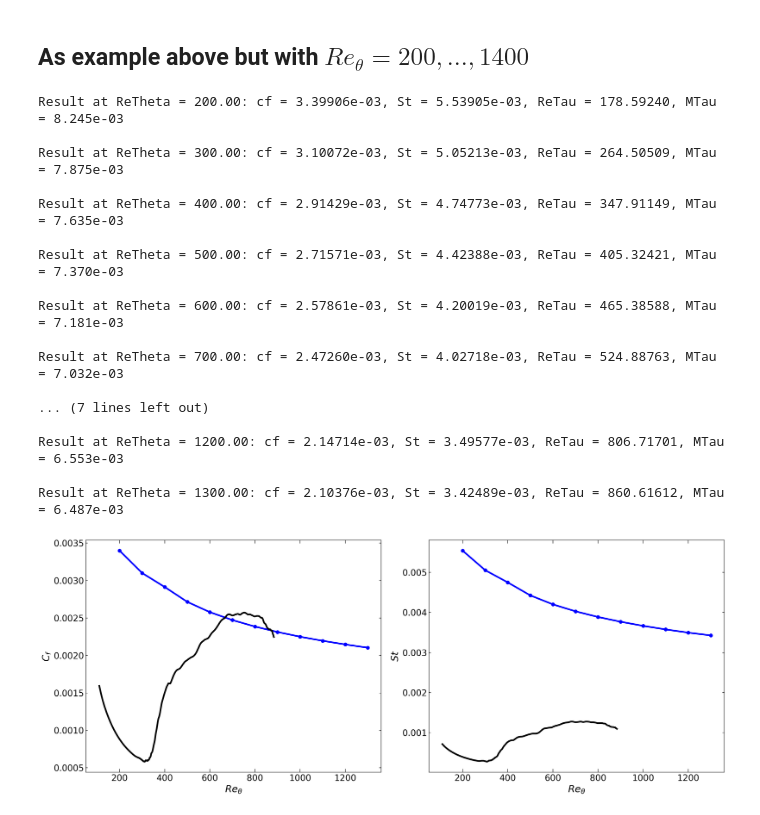
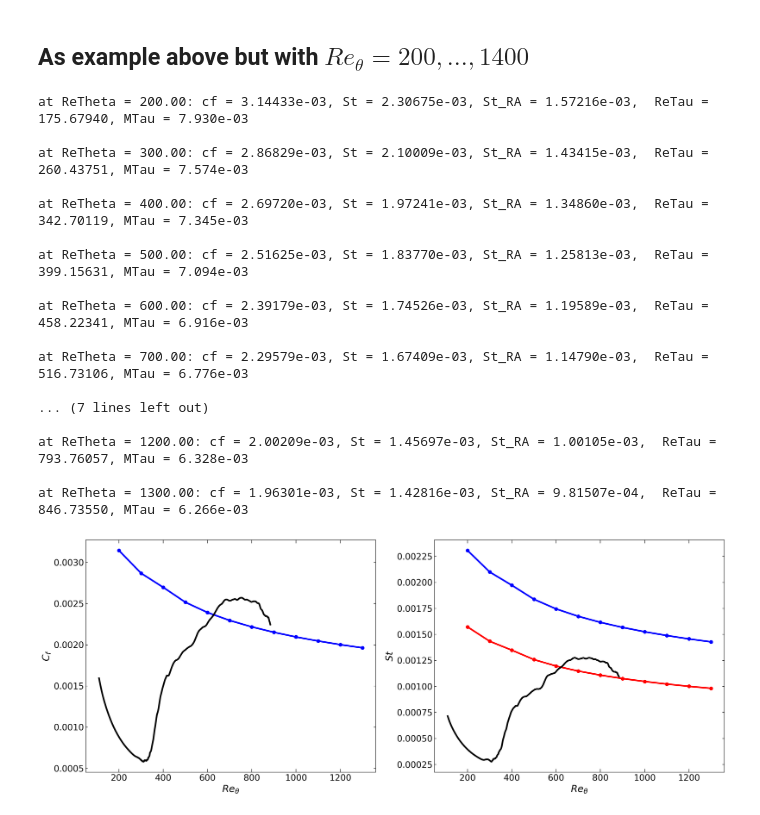
Before and after one commit to pcboldini/DragAndHeatTransferEstimation_NonIdealFluids, a Jupyter notebook: DragAndHeatEstimate.ipynb, the cells around one changed output. Drawn from its saved outputs; the diff is of its cells as text; code cells hidden in the pictures.

Commit message:
Van Driest update

```diff
--- a/DragAndHeatEstimate.ipynb
+++ b/DragAndHeatEstimate.ipynb
@@ -338,11 +360,13 @@ def calcParameters(ReTheta, ReTau, Minf, y_ye, T_Tw, h_hw, hw_hr, r_rw, mu_muw,
     deno = r_rw[-1]*uinf*(1-1/hw_hr)*(Minf*Aref)**2
     St = abs(qw/deno) if hw_hr != 1 else np.nan  # set St to NaN for adiabatic boundary layers
 
+    St_RA = cf/2*Pr[-1]**(-2/3)
+
     Theta = trapezoid(r_rw/rinf*upl/uinf*(1 - upl/uinf), y_ye)
     ReTau = ReTheta/(rinf*uinf*Theta/muinf)
     MTau  = Minf*np.sqrt(cf/2)
 
-    return cf, St, ReTau, MTau
+    return cf, St, St_RA, ReTau, MTau
 # %% [markdown]
 ## Distribution of points in wall normal direction
 Here we use a tanhyp function with clustering/stretching at the wall
@@ -394,7 +418,7 @@ def cfSt_solver(ReTheta   = 1000,          #  Reynolds number based on momentum
                 Pref      = 1.0,           #  Free-stream reduced pressure
                 Tref      = 1.0,           #  Free-stream reduced temperature
                 Cvref     = 1.0,           #  Free-stream isochoric specific heat
-                entvelLaw = 'Walz',        #  Enthalpy-velocity relationship
+                entvelLaw = 'VanDriest',        #  Enthalpy-velocity relationship
                 verbose   = False):        # if True: print iteration residuals
 
     # set initial values for ReTau = 500, MTau = 0.1, and upl = 0.01
@@ -403,6 +427,9 @@ def cfSt_solver(ReTheta   = 1000,          #  Reynolds number based on momentum
     upl   = np.ones_like(y_ye)*0.01
     uinf  = upl[-1]*0.99
     T_Tw  = np.ones_like(y_ye)
+    r_rw  = np.ones_like(y_ye)
+    Pr    = np.ones_like(y_ye)
+    cf    = 0.001
 
     rec   = Prinf**(1/3)
     Rhoref,Href,Aref,Zc,hrec_hw,hinf_hw,hw_hr = calc_VdW(Tw_Tinf,rw_rinf,Pref,Tref,Cvref,Minf,rec)
@@ -413,12 +440,17 @@ def cfSt_solver(ReTheta   = 1000,          #  Reynolds number based on momentum
     while(err > 1e-6 and niter < 1000):
 
         ReTauOld = ReTau
+        if entvelLaw == "VanDriest":
+            u_dimless = upl/upl[-1]
+            tau = 1 - np.exp(-kappa/np.sqrt(cf/2)*(1-u_dimless))
+            tau[-1] = tau[-2]
+        else:
+            r_rw                     = density(T_Tw,Pref,Rhoref,Tref,Tw_Tinf,rw_rinf)
 
-        r_rw                     = density(T_Tw,Pref,Rhoref,Tref,Tw_Tinf,rw_rinf)
-        h_hw,T_Tw,r_rw           = meanEnthalpy(upl/uinf,hinf_hw,hrec_hw,Pref,Rhoref,Tref,Href,Cvref,Zc,Tw_Tinf,rw_rinf,entvelLaw)
+        h_hw,T_Tw,r_rw           = meanEnthalpy(upl/uinf,hinf_hw,hrec_hw,Pref,Rhoref,Tref,Href,Cvref,Zc,Minf,Aref,Tw_Tinf,rw_rinf,entvelLaw,u_dimless,tau,Pr)
         mu_muw,ka_kaw,Pr         = transport_prop(T_Tw,r_rw,Rhoref,Tref,Cvref,Zc,Tw_Tinf,rw_rinf)
         ypl, yst, upl, uinf      = meanVelocity(ReTheta, ReTau, MTau, y_ye, r_rw, mu_muw, kappa, Apl)
-        cf, St, ReTau, MTau      = calcParameters(ReTheta, ReTau, Minf, y_ye, T_Tw, h_hw, hw_hr, r_rw, mu_muw, upl, uinf, Pr, Aref)
+        cf, St, St_RA, ReTau, MTau      = calcParameters(ReTheta, ReTau, Minf, y_ye, T_Tw, h_hw, hw_hr, r_rw, mu_muw, upl, uinf, Pr, Aref)
 
         err = abs(ReTauOld-ReTau)
         niter += 1
@@ -428,7 +460,7 @@ def cfSt_solver(ReTheta   = 1000,          #  Reynolds number based on momentum
                 print('{0:>5}{1:>14}{2:>14}{3:>14}{4:>14}{5:>14}{6:>14}'.format('iter','err','cf','St','ReTheta','ReTau','MTau'))
             print('{0:>5}{1:14.4e}{2:14.4e}{3:14.4e}{4:14.4f}{5:14.4f}{6:14.4e}'.format(niter, err, cf, St, ReTheta, ReTau, MTau))
 
-    return cf, St, ReTau, MTau, ypl, yst, upl, T_Tw, r_rw, h_hw, mu_muw, ka_kaw
+    return cf, St, St_RA, ReTau, MTau, ypl, yst, upl, T_Tw, r_rw, h_hw, mu_muw, ka_kaw
 # %% [markdown]
 # <br>
 <br>
@@ -555,13 +587,13 @@ ReTheta        = 881
 Minf           = 0.2
 Prinf          = 1.0
 Tw_Tinf        = 1.222
-rw_rinf        = 0.321
+rw_rinf        = 0.3214
 Pref           = 1.10
 Tref           = 0.9
 Cvref          = 4.5
-entvelLaw      = "Walz"
+entvelLaw      = "VanDriest"
 
-cf, St, ReTau, MTau, ypl, yst, upl, T_Tw, r_rw, h_hw, mu_muw, ka_kaw  = \
+cf, St, St_RA, ReTau, MTau, ypl, yst, upl, T_Tw, r_rw, h_hw, mu_muw, ka_kaw  = \
                 cfSt_solver(ReTheta   = ReTheta,
                             Minf      = Minf,
                             kappa     = 0.41,
@@ -576,8 +608,8 @@ cf, St, ReTau, MTau, ypl, yst, upl, T_Tw, r_rw, h_hw, mu_muw, ka_kaw  = \
                             entvelLaw = entvelLaw,
                             verbose   = True)
 
-print('\nResult: cf = {0:.5e}, St = {1:.5e}, ReTau = {2:.5f}, MTau = {3:.3e}'.
-      format(cf, St, ReTau, MTau))
+print('\nResult: cf = {0:.5e}, St = {1:.5e}, St_RA = {2:.5e}, ReTau = {3:.5f}, MTau = {4:.3e}'.
+      format(cf, St, St_RA, ReTau, MTau))
 
 #################################################################################
 #
@@ -669,17 +700,18 @@ ReTheta        = np.arange(200, 1400, 100)
 Minf           = 0.2
 Prinf          = 1.0
 Tw_Tinf        = 1.222
-rw_rinf        = 0.321
+rw_rinf        = 0.3214
 Pref           = 1.10
 Tref           = 0.9
 Cvref          = 4.5
-entvelLaw      = "Walz"
+entvelLaw      = "VanDriest"
 cf             = np.zeros(len(ReTheta))
 St             = np.zeros(len(ReTheta))
+St_RA          = np.zeros(len(ReTheta))
 
 for i, Re in enumerate(ReTheta):
 
-    cf[i], St[i], ReTau, MTau,_,_,_,_,_,_,_,_   = \
+    cf[i], St[i], St_RA[i], ReTau, MTau,_,_,_,_,_,_,_,_   = \
                     cfSt_solver(ReTheta   = Re,
                                 Minf      = Minf,
                                 kappa     = 0.41,
@@ -694,9 +726,8 @@ for i, Re in enumerate(ReTheta):
                                 entvelLaw = entvelLaw,
                                 verbose   = False)
 
-    print('\nResult at ReTheta = {0:.2f}: cf = {1:.5e}, St = {2:.5e}, ReTau = {3:.5f}, MTau = {4:.3e}'.
-          format(Re, cf[i], St[i], ReTau, MTau))
-
+    print('\nat ReTheta = {0:.2f}: cf = {1:.5e}, St = {2:.5e}, St_RA = {3:.5e},  ReTau = {4:.5f}, MTau = {5:.3e}'.
+          format(Re, cf[i], St[i], St_RA[i], ReTau, MTau))
 
 if load_DNS:
     import os
@@ -719,39 +750,40 @@ rcParams.update({"xtick.major.size": 6, "xtick.minor.size": 3, "ytick.minor.size
                  'font.size': 16})
 
 fig, ax = plt.subplots(1, 2, figsize=(18, 7))
 plt.rcParams["text.usetex"] = True
 linwid=3.0
 
 ax[0].plot(ReTheta, cf, 'o-', lw=linwid, color="blue")
 if load_DNS:
     ax[0].plot(DNS_ReTheta, DNS_cf, '-', lw=linwid, color="black")
 ax[0].set_xlabel(r"$Re_{\theta}$", fontsize=18)
 ax[0].set_ylabel(r"$C_f$", fontsize=18)
 
 ax[1].plot(ReTheta, St, 'o-', lw=linwid, color="blue")
+ax[1].plot(ReTheta, St_RA, 'o-', lw=linwid, color="red")
 if load_DNS:
     ax[1].plot(DNS_ReTheta, DNS_st, '-', lw=linwid, color="black")
 ax[1].set_xlabel(r"$Re_{\theta}$", fontsize=18)
 ax[1].set_ylabel(r"$St$", fontsize=18)
 
 fig.tight_layout()
 plt.show()
 # %% [output]
-Result at ReTheta = 200.00: cf = 3.39906e-03, St = 5.53905e-03, ReTau = 178.59240, MTau = 8.245e-03
+at ReTheta = 200.00: cf = 3.14433e-03, St = 2.30675e-03, St_RA = 1.57216e-03,  ReTau = 175.67940, MTau = 7.930e-03
 
-Result at ReTheta = 300.00: cf = 3.10072e-03, St = 5.05213e-03, ReTau = 264.50509, MTau = 7.875e-03
+at ReTheta = 300.00: cf = 2.86829e-03, St = 2.10009e-03, St_RA = 1.43415e-03,  ReTau = 260.43751, MTau = 7.574e-03
 
-Result at ReTheta = 400.00: cf = 2.91429e-03, St = 4.74773e-03, ReTau = 347.91149, MTau = 7.635e-03
+at ReTheta = 400.00: cf = 2.69720e-03, St = 1.97241e-03, St_RA = 1.34860e-03,  ReTau = 342.70119, MTau = 7.345e-03
 
-Result at ReTheta = 500.00: cf = 2.71571e-03, St = 4.42388e-03, ReTau = 405.32421, MTau = 7.370e-03
+at ReTheta = 500.00: cf = 2.51625e-03, St = 1.83770e-03, St_RA = 1.25813e-03,  ReTau = 399.15631, MTau = 7.094e-03
 
-Result at ReTheta = 600.00: cf = 2.57861e-03, St = 4.20019e-03, ReTau = 465.38588, MTau = 7.181e-03
+at ReTheta = 600.00: cf = 2.39179e-03, St = 1.74526e-03, St_RA = 1.19589e-03,  ReTau = 458.22341, MTau = 6.916e-03
 
-Result at ReTheta = 700.00: cf = 2.47260e-03, St = 4.02718e-03, ReTau = 524.88763, MTau = 7.032e-03
+at ReTheta = 700.00: cf = 2.29579e-03, St = 1.67409e-03, St_RA = 1.14790e-03,  ReTau = 516.73106, MTau = 6.776e-03
 
 ... (7 lines left out)
 
-Result at ReTheta = 1200.00: cf = 2.14714e-03, St = 3.49577e-03, ReTau = 806.71701, MTau = 6.553e-03
+at ReTheta = 1200.00: cf = 2.00209e-03, St = 1.45697e-03, St_RA = 1.00105e-03,  ReTau = 793.76057, MTau = 6.328e-03
 
-Result at ReTheta = 1300.00: cf = 2.10376e-03, St = 3.42489e-03, ReTau = 860.61612, MTau = 6.487e-03
+at ReTheta = 1300.00: cf = 1.96301e-03, St = 1.42816e-03, St_RA = 9.81507e-04,  ReTau = 846.73550, MTau = 6.266e-03
-[figure, old version]
+[figure, new version]
```
Also changed, not shown: parts of 8 cells of this notebook.
